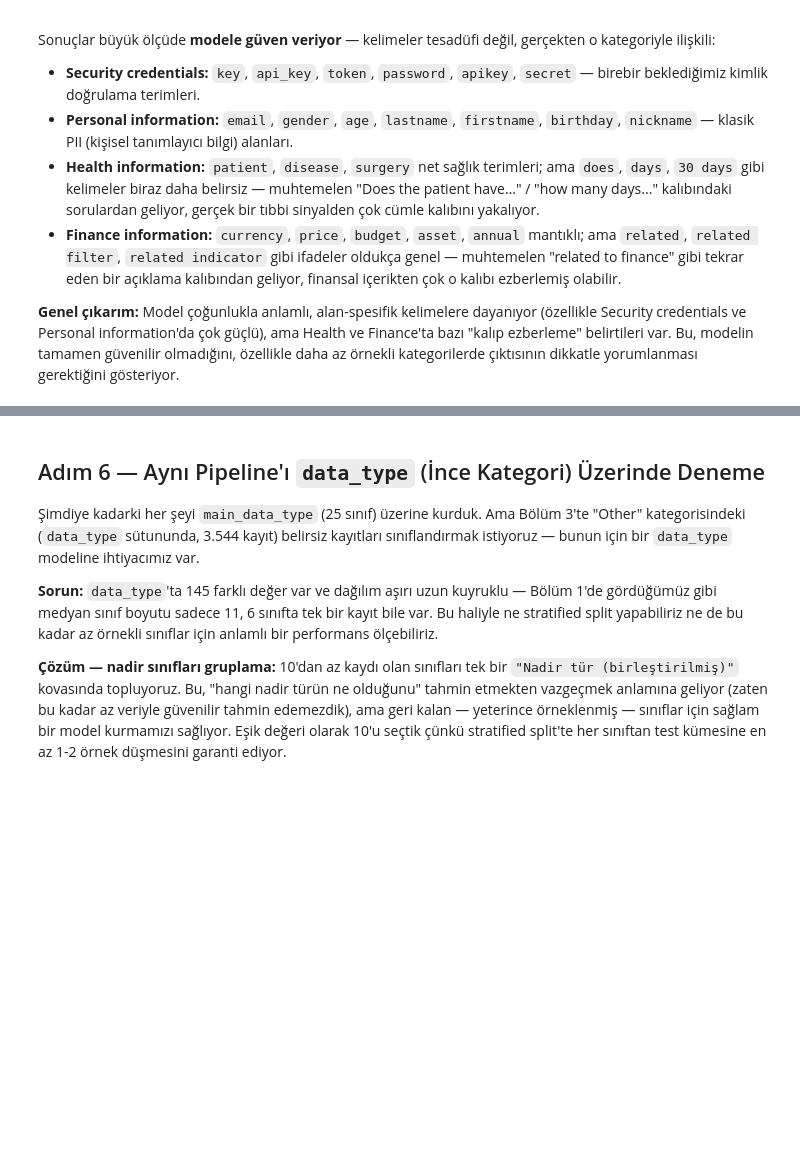
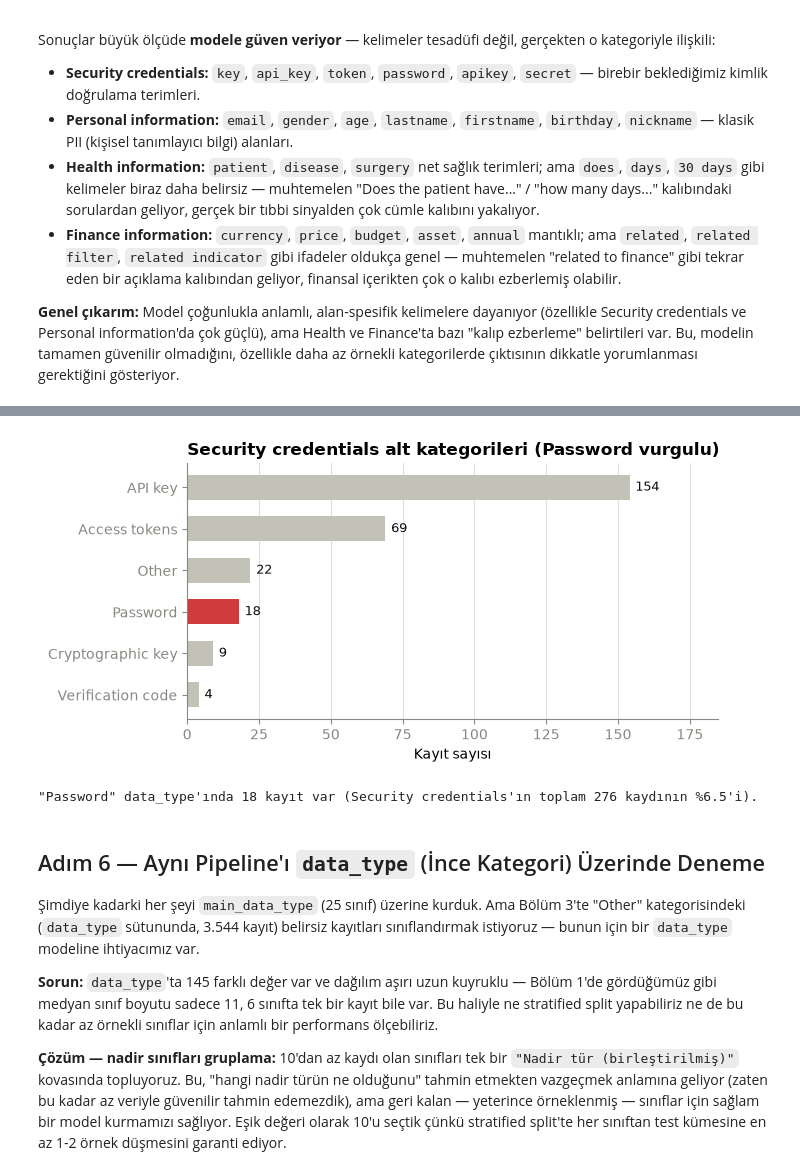
Before and after one commit to elifdikmn/DataPrivacy, a Jupyter notebook: notebooks/bolum2_modelleme.ipynb, the cells around one changed output, grey strips where cells are left out. Saved outputs shown, nothing was run; the diff lists cells and outputs as text; code cells hidden in the pictures; blank space fills up the shorter version.

```diff
--- a/notebooks/bolum2_modelleme.ipynb
+++ b/notebooks/bolum2_modelleme.ipynb
@@ -416,3 +420,43 @@ Sonuçlar büyük ölçüde **modele güven veriyor** — kelimeler tesadüfi de
+# %%
+COLOR_SENSITIVE = '#d03b3b'
+COLOR_NEUTRAL = '#c3c2b7'
+COLOR_TEXT = '#0b0b0b'
+COLOR_MUTED = '#898781'
+
+security_credential_types = df[df['main_data_type'] == 'Security credentials']['data_type'].value_counts()
+ordered = security_credential_types.sort_values()
+colors = [COLOR_SENSITIVE if t == 'Password' else COLOR_NEUTRAL for t in ordered.index]
+
+fig, ax = plt.subplots(figsize=(7, 3.5))
+bars = ax.barh(ordered.index, ordered.values, color=colors, height=0.6)
+
+for bar, count in zip(bars, ordered.values):
+    ax.text(bar.get_width() + 2, bar.get_y() + bar.get_height() / 2, str(count),
+            va='center', ha='left', fontsize=9, color=COLOR_TEXT)
+
+ax.set_xlabel('Kayıt sayısı')
+ax.set_title('Security credentials alt kategorileri (Password vurgulu)', loc='left', fontsize=12, fontweight='bold')
+ax.set_xlim(0, ordered.max() * 1.2)
+ax.spines[['top', 'right']].set_visible(False)
+ax.spines[['left', 'bottom']].set_color(COLOR_MUTED)
+ax.tick_params(colors=COLOR_MUTED)
+ax.grid(axis='x', color='#e1e0d9', linewidth=0.8)
+ax.set_axisbelow(True)
+
+plt.tight_layout()
+
+import os
+os.makedirs('exported_charts', exist_ok=True)
+plt.savefig('exported_charts/rq3_password_breakdown.png', dpi=150, bbox_inches='tight')
+
+plt.show()
+
+n_password = int(security_credential_types.get('Password', 0))
+print(f'"Password" data_type\'ında {n_password} kayıt var (Security credentials\'ın toplam '
+      f'{security_credential_types.sum()} kaydının %{n_password/security_credential_types.sum()*100:.1f}\'i).')
+# %% [output]
+[figure, added]
+"Password" data_type'ında 18 kayıt var (Security credentials'ın toplam 276 kaydının %6.5'i).
 # %% [markdown]
 ## Adım 6 — Aynı Pipeline'ı `data_type` (İnce Kategori) Üzerinde Deneme
 
```
Also changed, not shown: parts of 1 cell of this notebook, 3 other files.
